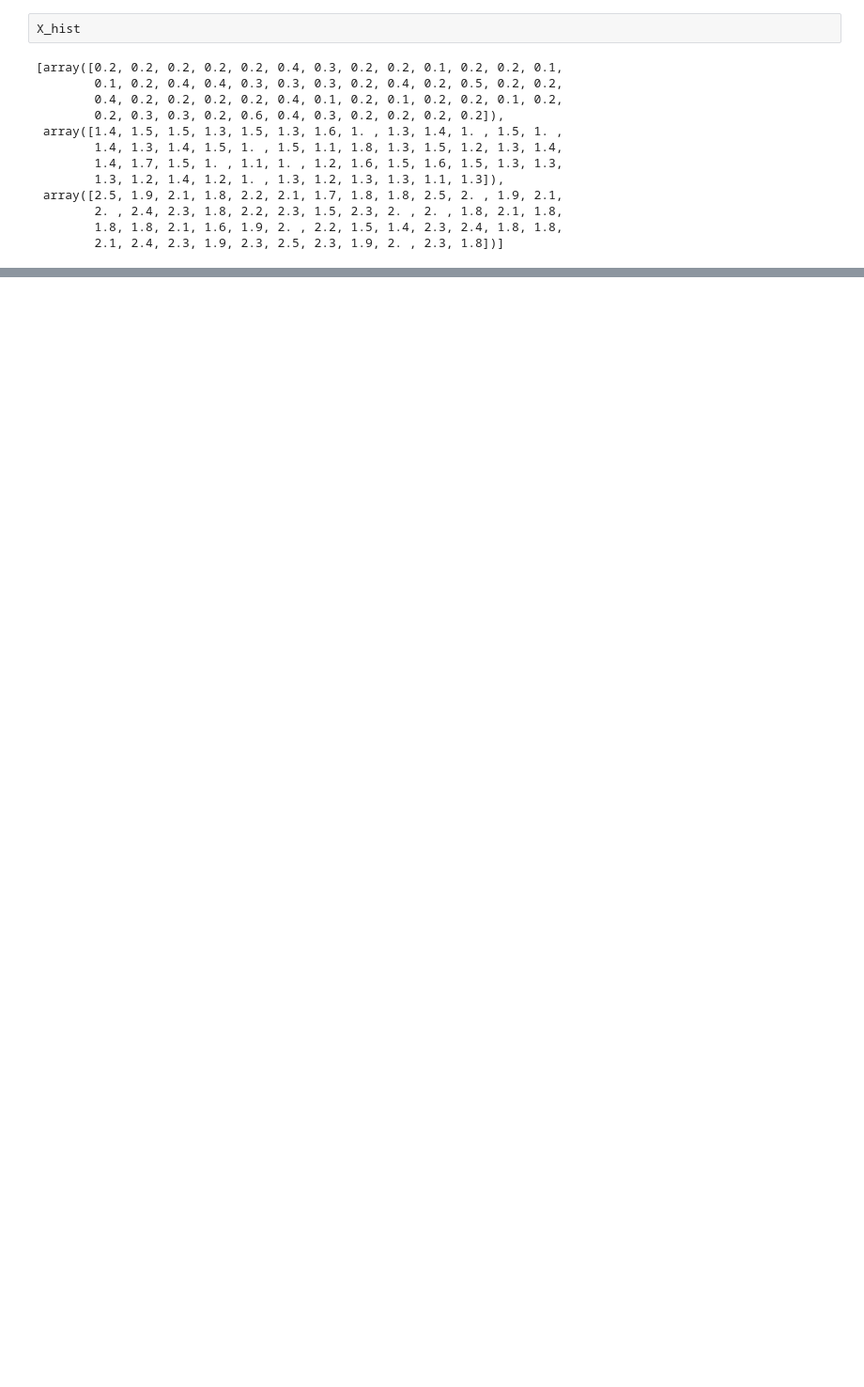
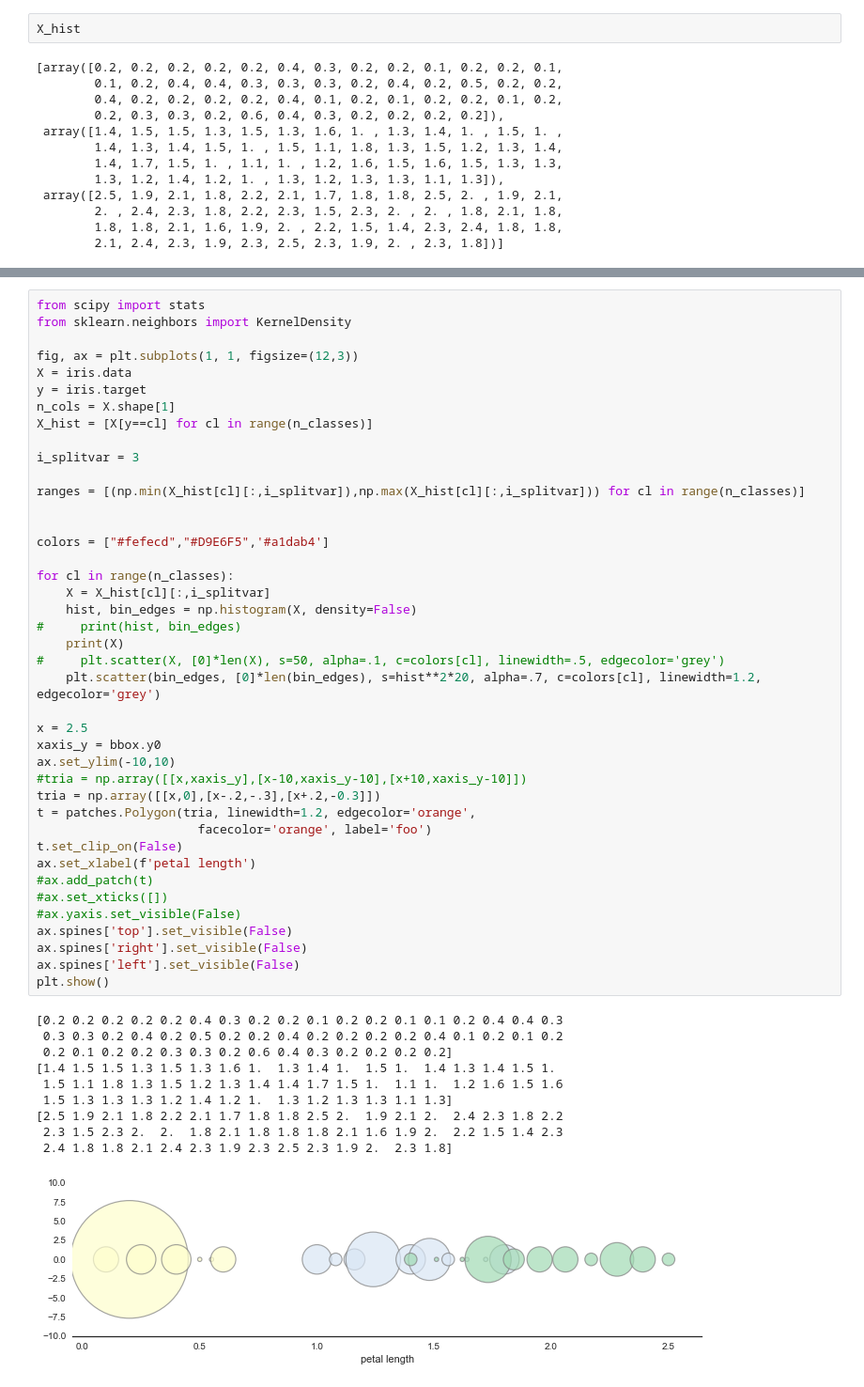
Before and after one commit to darrenzeng2012/animl, a Jupyter notebook: play.ipynb, the cells around one changed output, grey strips where cells are left out. Shown at 94% size. Drawn from its saved outputs; the diff is of its cells as text; blank space fills up the shorter version.

```diff
--- a/play.ipynb
+++ b/play.ipynb
@@ -298,0 +362,52 @@ plt.show()
+# %%
+from scipy import stats
+from sklearn.neighbors import KernelDensity
+
+fig, ax = plt.subplots(1, 1, figsize=(12,3))
+X = iris.data
+y = iris.target
+n_cols = X.shape[1]
+X_hist = [X[y==cl] for cl in range(n_classes)]
+
+i_splitvar = 3
+
+ranges = [(np.min(X_hist[cl][:,i_splitvar]),np.max(X_hist[cl][:,i_splitvar])) for cl in range(n_classes)]
+
+
+colors = ["#fefecd","#D9E6F5",'#a1dab4']
+
+for cl in range(n_classes):
+    X = X_hist[cl][:,i_splitvar]
+    hist, bin_edges = np.histogram(X, density=False)
+#     print(hist, bin_edges)
+    print(X)
+#     plt.scatter(X, [0]*len(X), s=50, alpha=.1, c=colors[cl], linewidth=.5, edgecolor='grey')
+    plt.scatter(bin_edges, [0]*len(bin_edges), s=hist**2*20, alpha=.7, c=colors[cl], linewidth=1.2, edgecolor='grey')
+
+x = 2.5
+xaxis_y = bbox.y0
+ax.set_ylim(-10,10)
+#tria = np.array([[x,xaxis_y],[x-10,xaxis_y-10],[x+10,xaxis_y-10]])
+tria = np.array([[x,0],[x-.2,-.3],[x+.2,-0.3]])
+t = patches.Polygon(tria, linewidth=1.2, edgecolor='orange',
+                      facecolor='orange', label='foo')
+t.set_clip_on(False)
+ax.set_xlabel(f'petal length')
+#ax.add_patch(t)
+#ax.set_xticks([])
+#ax.yaxis.set_visible(False)
+ax.spines['top'].set_visible(False)
+ax.spines['right'].set_visible(False)
+ax.spines['left'].set_visible(False)
+plt.show()
+# %% [output]
+[0.2 0.2 0.2 0.2 0.2 0.4 0.3 0.2 0.2 0.1 0.2 0.2 0.1 0.1 0.2 0.4 0.4 0.3
+ 0.3 0.3 0.2 0.4 0.2 0.5 0.2 0.2 0.4 0.2 0.2 0.2 0.2 0.4 0.1 0.2 0.1 0.2
+ 0.2 0.1 0.2 0.2 0.3 0.3 0.2 0.6 0.4 0.3 0.2 0.2 0.2 0.2]
+[1.4 1.5 1.5 1.3 1.5 1.3 1.6 1.  1.3 1.4 1.  1.5 1.  1.4 1.3 1.4 1.5 1.
+ 1.5 1.1 1.8 1.3 1.5 1.2 1.3 1.4 1.4 1.7 1.5 1.  1.1 1.  1.2 1.6 1.5 1.6
+ 1.5 1.3 1.3 1.3 1.2 1.4 1.2 1.  1.3 1.2 1.3 1.3 1.1 1.3]
+[2.5 1.9 2.1 1.8 2.2 2.1 1.7 1.8 1.8 2.5 2.  1.9 2.1 2.  2.4 2.3 1.8 2.2
+ 2.3 1.5 2.3 2.  2.  1.8 2.1 1.8 1.8 1.8 2.1 1.6 1.9 2.  2.2 1.5 1.4 2.3
+ 2.4 1.8 1.8 2.1 2.4 2.3 1.9 2.3 2.5 2.3 1.9 2.  2.3 1.8]
+[figure, added]
```
Also changed, not shown: parts of 10 cells of this notebook, 1 other file.
